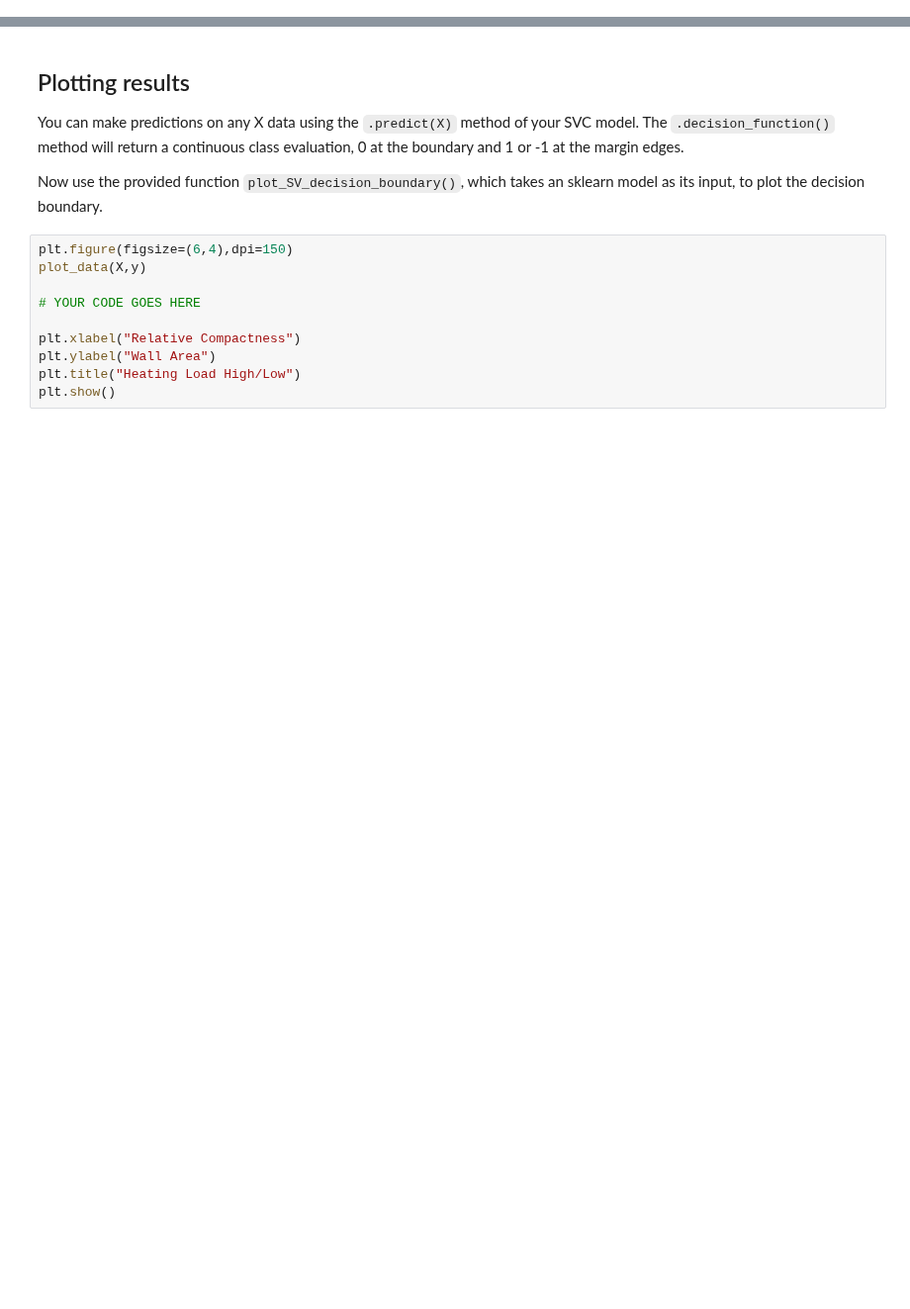
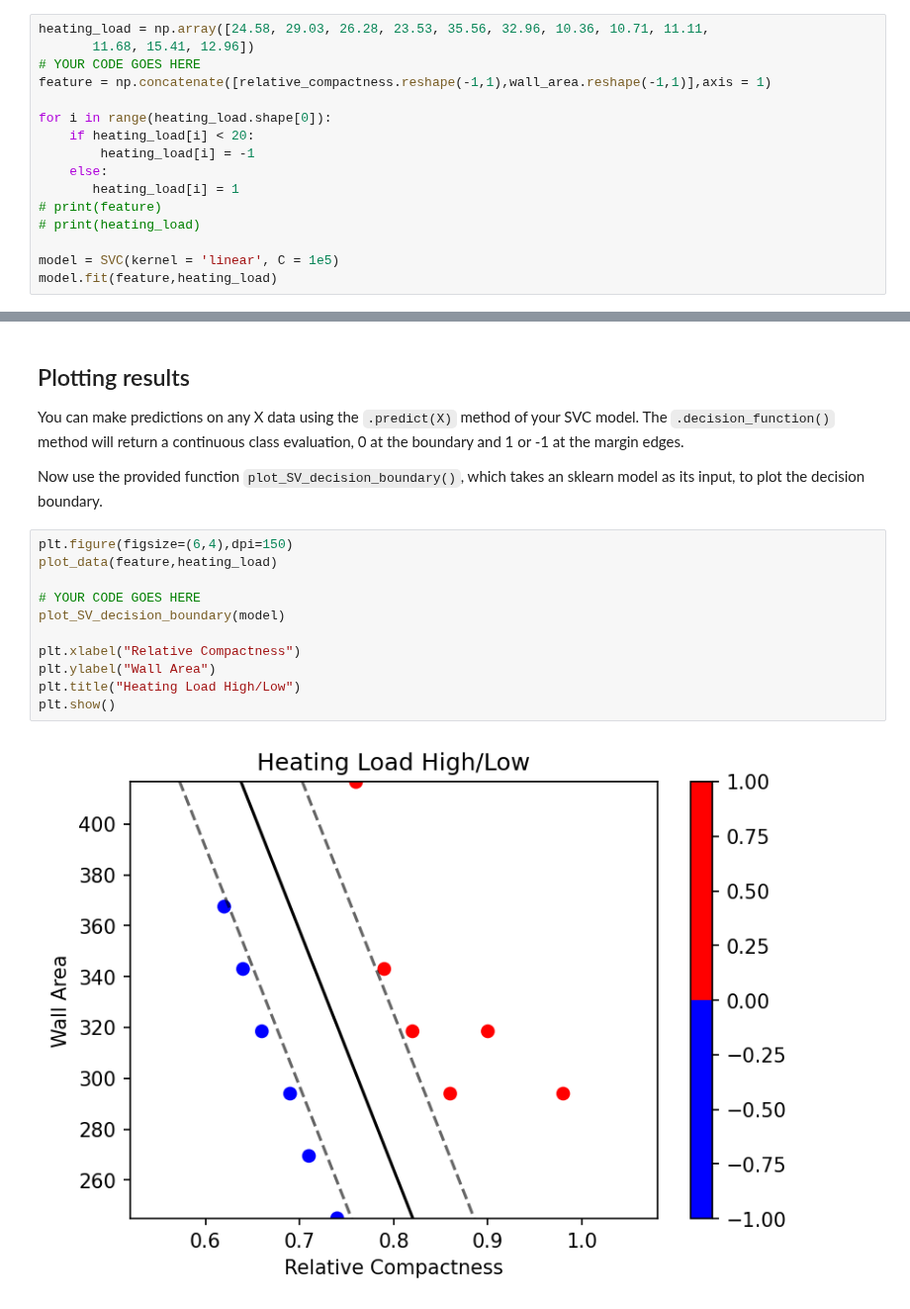
Before and after one commit to zsqu4re/ML-for-engineers, a Jupyter notebook: HW4/M4-L1-P2.ipynb, the cells around one changed output, grey strips where cells are left out. Shown at 99% size. Saved outputs shown, nothing was run; the diff lists cells and outputs as text; blank space fills up the shorter version.

```diff
--- a/HW4/M4-L1-P2.ipynb
+++ b/HW4/M4-L1-P2.ipynb
@@ -82,0 +80,16 @@ Perform the following steps:
+# %%
+heating_load = np.array([24.58, 29.03, 26.28, 23.53, 35.56, 32.96, 10.36, 10.71, 11.11,
+       11.68, 15.41, 12.96])
+# YOUR CODE GOES HERE
+feature = np.concatenate([relative_compactness.reshape(-1,1),wall_area.reshape(-1,1)],axis = 1)
+
+for i in range(heating_load.shape[0]):
+    if heating_load[i] < 20:
+        heating_load[i] = -1
+    else:
+       heating_load[i] = 1
+# print(feature)
+# print(heating_load)
+
+model = SVC(kernel = 'linear', C = 1e5)
+model.fit(feature,heating_load)
@@ -89,11 +104,14 @@ The `.decision_function()` method will return a continuous class evaluation, 0 a
 Now use the provided function `plot_SV_decision_boundary()`, which takes an sklearn model as its input, to plot the decision boundary.
 # %%
 plt.figure(figsize=(6,4),dpi=150)
-plot_data(X,y)
+plot_data(feature,heating_load)
 
 # YOUR CODE GOES HERE
+plot_SV_decision_boundary(model)
 
 plt.xlabel("Relative Compactness")
 plt.ylabel("Wall Area")
 plt.title("Heating Load High/Low")
 plt.show()
+# %% [output]
+[figure, added]
```
Also changed, not shown: parts of 2 cells of this notebook, 3 other files.
